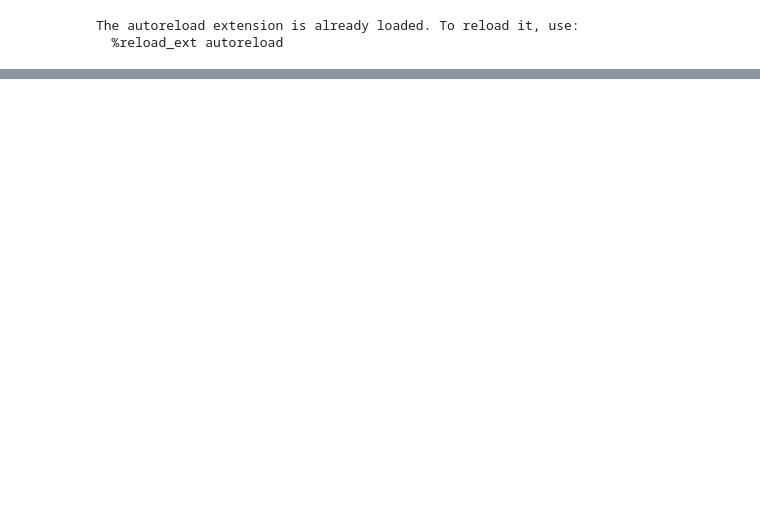
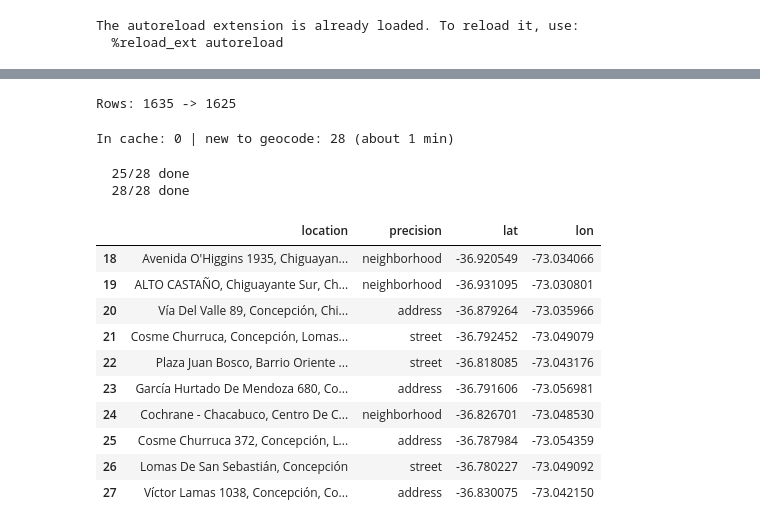
Before and after one commit to ianMLC/arriendo-gran-concepcion, a Jupyter notebook: notebooks/01_portal.ipynb, the cells around one changed output, grey strips where cells are left out. Saved outputs shown, nothing was run; the diff lists cells and outputs as text; code cells hidden in the pictures; blank space fills up the shorter version.

```diff
--- a/notebooks/01_portal.ipynb
+++ b/notebooks/01_portal.ipynb
@@ -123,0 +123,30 @@ pd.DataFrame({
+# %%
+# 5.1 + 5.2  Unir y filtrar
+consolidated = (
+    df.drop_duplicates(subset=["id"])
+      .drop(columns=["total_m2", "broker"], errors="ignore")
+      .dropna(subset=["price"])          # without price the listing is useless
+)
+
+print(f"Rows: {len(df)} -> {len(consolidated)}")
+# %% [output]
+Rows: 1635 -> 1625
+# %%
+# 5.3a  PRUEBA: geolocalizar solo 30 direcciones (ejecutar una vez y revisar)
+cache = update_cache(consolidated.head(30))
+cache[["location", "precision", "lat", "lon"]].tail(10)
+# %% [output]
+In cache: 0 | new to geocode: 28 (about 1 min)
+  25/28 done
+  28/28 done
+|  | location | precision | lat | lon |
+| 18 | Avenida O'Higgins 1935, Chiguayan... | neighborhood | -36.920549 | -73.034066 |
+| 19 | ALTO CASTAÑO, Chiguayante Sur, Ch... | neighborhood | -36.931095 | -73.030801 |
+| 20 | Vía Del Valle 89, Concepción, Chi... | address | -36.879264 | -73.035966 |
+| 21 | Cosme Churruca, Concepción, Lomas... | street | -36.792452 | -73.049079 |
+| 22 | Plaza Juan Bosco, Barrio Oriente ... | street | -36.818085 | -73.043176 |
+| 23 | García Hurtado De Mendoza 680, Co... | address | -36.791606 | -73.056981 |
+| 24 | Cochrane - Chacabuco, Centro De C... | neighborhood | -36.826701 | -73.048530 |
+| 25 | Cosme Churruca 372, Concepción, L... | address | -36.787984 | -73.054359 |
+| 26 | Lomas De San Sebastián, Concepción | street | -36.780227 | -73.049092 |
+| 27 | Víctor Lamas 1038, Concepción, Co... | address | -36.830075 | -73.042150 |
```
Also changed, not shown: parts of 22 cells of this notebook, 4 other files.
